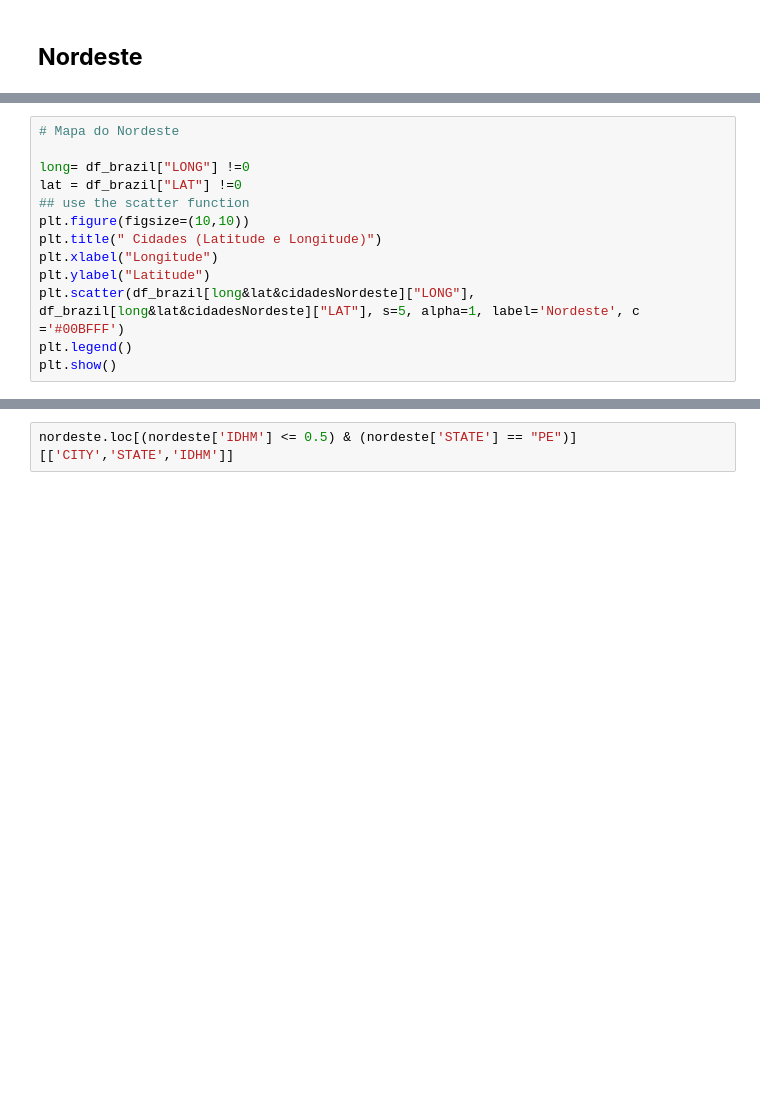
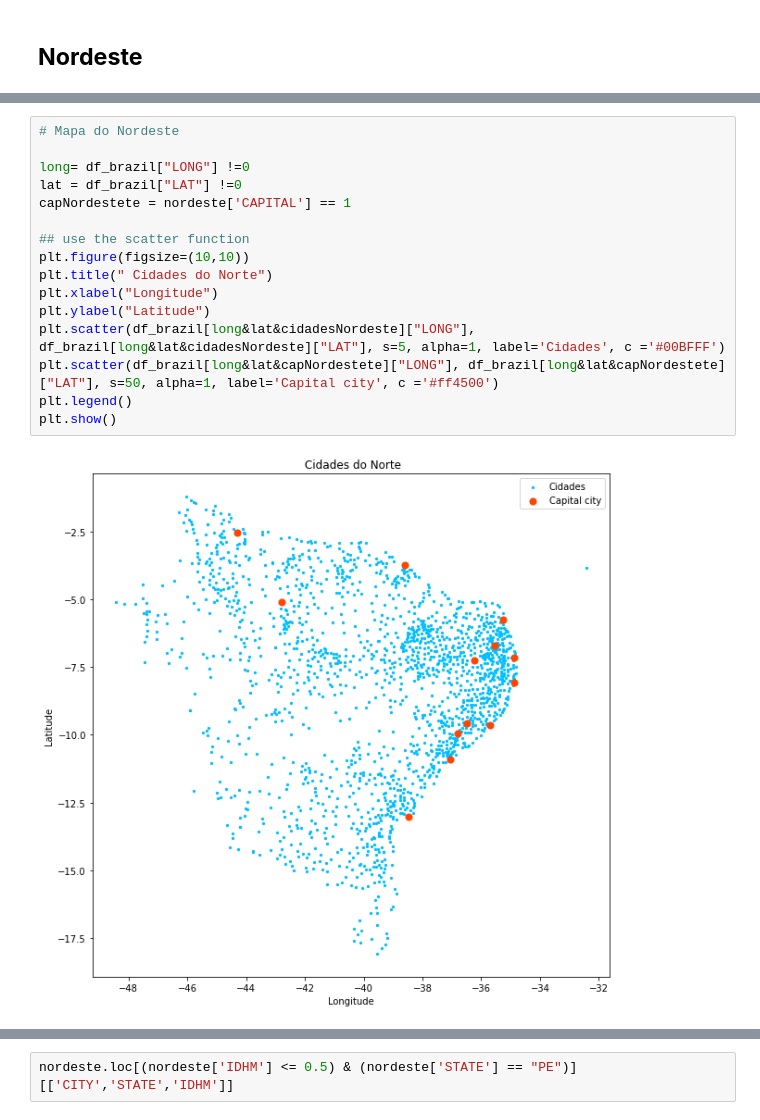
Before and after one commit to leydsonbarros/Brazilian_Cities, a Jupyter notebook: brazilian_cities.ipynb, the cells around one changed output, grey strips where cells are left out. Drawn from its saved outputs; the diff is of its cells as text; blank space fills up the shorter version.

```diff
--- a/brazilian_cities.ipynb
+++ b/brazilian_cities.ipynb
@@ -604,15 +611,20 @@ plt.show()
 # %%
 # Mapa do Nordeste
 
 long= df_brazil["LONG"] !=0
 lat = df_brazil["LAT"] !=0
+capNordestete = nordeste['CAPITAL'] == 1
+
 ## use the scatter function
 plt.figure(figsize=(10,10))
-plt.title(" Cidades (Latitude e Longitude)")
+plt.title(" Cidades do Norte")
 plt.xlabel("Longitude")
 plt.ylabel("Latitude")
-plt.scatter(df_brazil[long&lat&cidadesNordeste]["LONG"], df_brazil[long&lat&cidadesNordeste]["LAT"], s=5, alpha=1, label='Nordeste', c ='#00BFFF')
+plt.scatter(df_brazil[long&lat&cidadesNordeste]["LONG"], df_brazil[long&lat&cidadesNordeste]["LAT"], s=5, alpha=1, label='Cidades', c ='#00BFFF')
+plt.scatter(df_brazil[long&lat&capNordestete]["LONG"], df_brazil[long&lat&capNordestete]["LAT"], s=50, alpha=1, label='Capital city', c ='#ff4500')
 plt.legend()
 plt.show()
+# %% [output]
+[figure, added]
 # %%
 nordeste.boxplot(column=['IDHM'])
```
Also changed, not shown: parts of 17 cells of this notebook.
